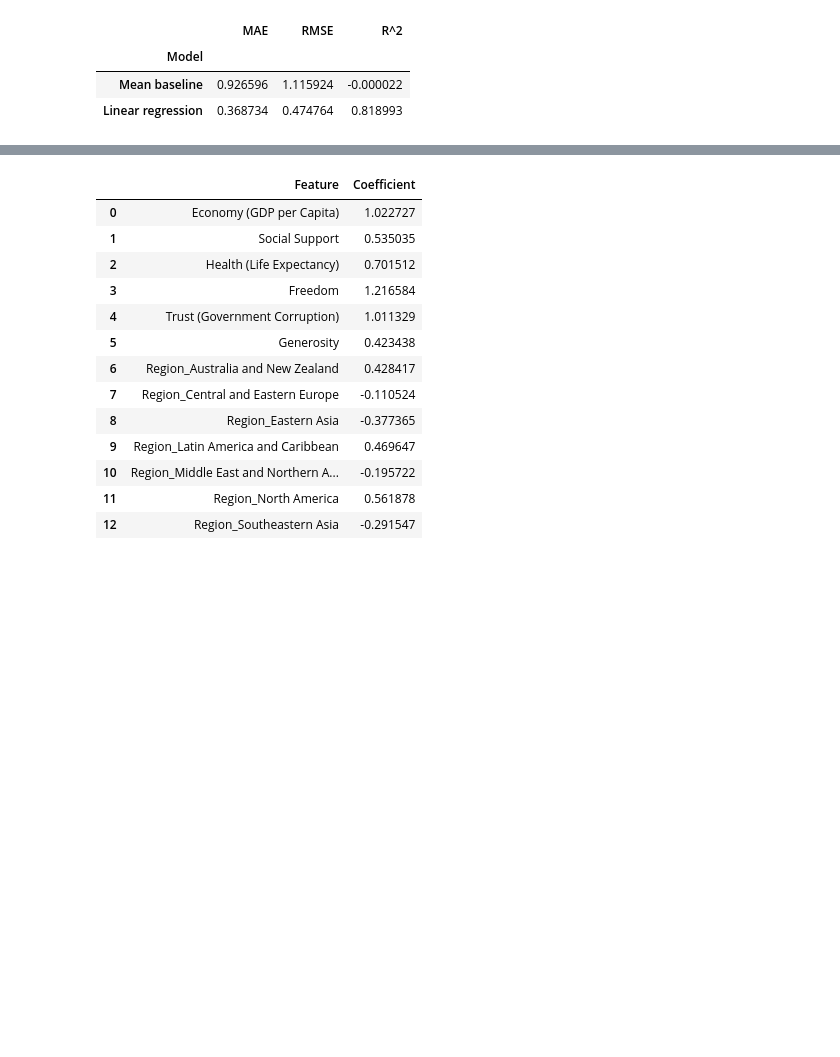
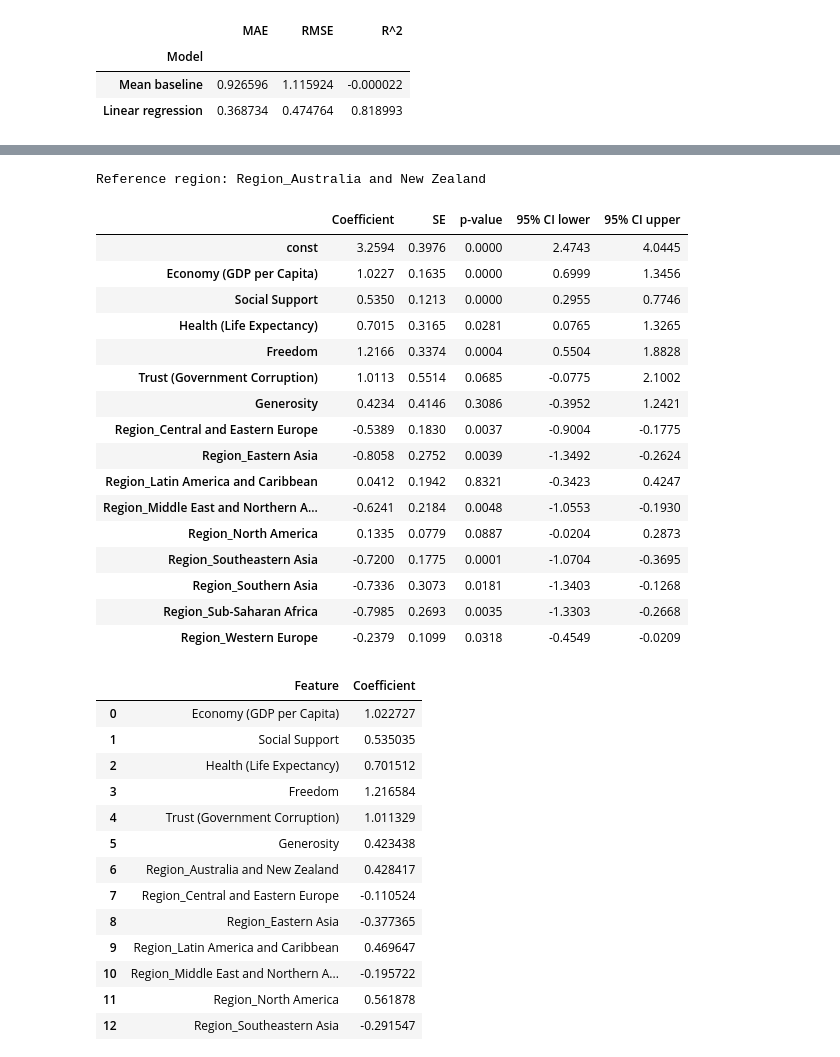
Before and after one commit to ahnjj/AI, a Jupyter notebook: Happiness_Estimation.ipynb, the cells around one changed output, grey strips where cells are left out. Drawn from its saved outputs; the diff is of its cells as text; code cells hidden in the pictures; blank space fills up the shorter version.

```diff
--- a/Happiness_Estimation.ipynb
+++ b/Happiness_Estimation.ipynb
@@ -983,3 +987,63 @@ display(comparison)
+# %%
+import statsmodels.api as sm
+
+# Use unscaled training predictors for original-unit interpretation
+X_inference = X_train.copy().astype(float)
+
+# Region features(one-hot encoded)
+region_cols = [
+    col for col in X_inference.columns
+    if col.startswith("Region_")
+]
+
+if region_cols:
+    reference_region = region_cols[0]
+    X_inference = X_inference.drop(columns=reference_region)
+    print("Reference region:", reference_region)
+
+# Add intercept
+X_inference = sm.add_constant(X_inference)
+
+countries = train_encoded.loc[X_inference.index, "Country"]
+
+# Fit OLS with country-clustered standard errors
+ols_results = sm.OLS(y_train, X_inference).fit(
+    cov_type="cluster",
+    cov_kwds={"groups": countries},
+    use_t=True
+)
+
+# Coefficients, SEs, p-values, and confidence intervals
+confidence_intervals = ols_results.conf_int()
+
+coefficient_table = pd.DataFrame({
+    "Coefficient": ols_results.params,
+    "SE": ols_results.bse,
+    "p-value": ols_results.pvalues,
+    "95% CI lower": confidence_intervals[0],
+    "95% CI upper": confidence_intervals[1],
+})
+
+display(coefficient_table.round(4))
+# %% [output]
+Reference region: Region_Australia and New Zealand
+|  | Coefficient | SE | p-value | 95% CI lower | 95% CI upper |
+| const | 3.2594 | 0.3976 | 0.0000 | 2.4743 | 4.0445 |
+| Economy (GDP per Capita) | 1.0227 | 0.1635 | 0.0000 | 0.6999 | 1.3456 |
+| Social Support | 0.5350 | 0.1213 | 0.0000 | 0.2955 | 0.7746 |
+| Health (Life Expectancy) | 0.7015 | 0.3165 | 0.0281 | 0.0765 | 1.3265 |
+| Freedom | 1.2166 | 0.3374 | 0.0004 | 0.5504 | 1.8828 |
+| Trust (Government Corruption) | 1.0113 | 0.5514 | 0.0685 | -0.0775 | 2.1002 |
+| Generosity | 0.4234 | 0.4146 | 0.3086 | -0.3952 | 1.2421 |
+| Region_Central and Eastern Europe | -0.5389 | 0.1830 | 0.0037 | -0.9004 | -0.1775 |
+| Region_Eastern Asia | -0.8058 | 0.2752 | 0.0039 | -1.3492 | -0.2624 |
+| Region_Latin America and Caribbean | 0.0412 | 0.1942 | 0.8321 | -0.3423 | 0.4247 |
+| Region_Middle East and Northern A... | -0.6241 | 0.2184 | 0.0048 | -1.0553 | -0.1930 |
+| Region_North America | 0.1335 | 0.0779 | 0.0887 | -0.0204 | 0.2873 |
+| Region_Southeastern Asia | -0.7200 | 0.1775 | 0.0001 | -1.0704 | -0.3695 |
+| Region_Southern Asia | -0.7336 | 0.3073 | 0.0181 | -1.3403 | -0.1268 |
+| Region_Sub-Saharan Africa | -0.7985 | 0.2693 | 0.0035 | -1.3303 | -0.2668 |
+| Region_Western Europe | -0.2379 | 0.1099 | 0.0318 | -0.4549 | -0.0209 |
 # %%
 # Inspect the coefficients of the linear model
 coefficients = pd.DataFrame({
```
Also changed, not shown: parts of 7 cells of this notebook.
